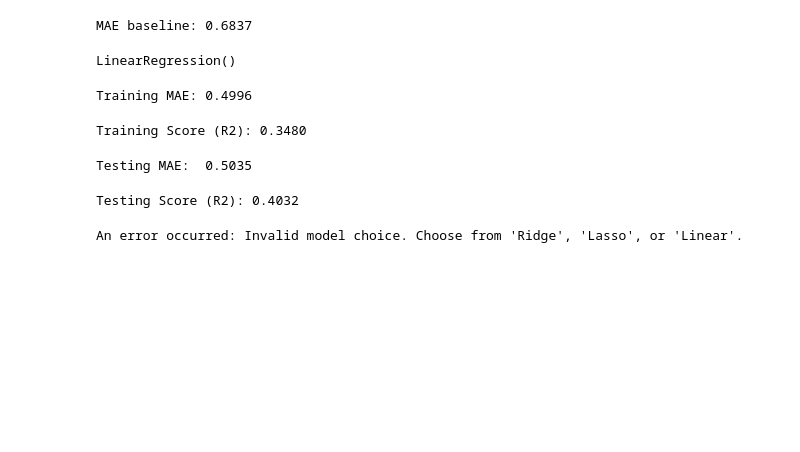
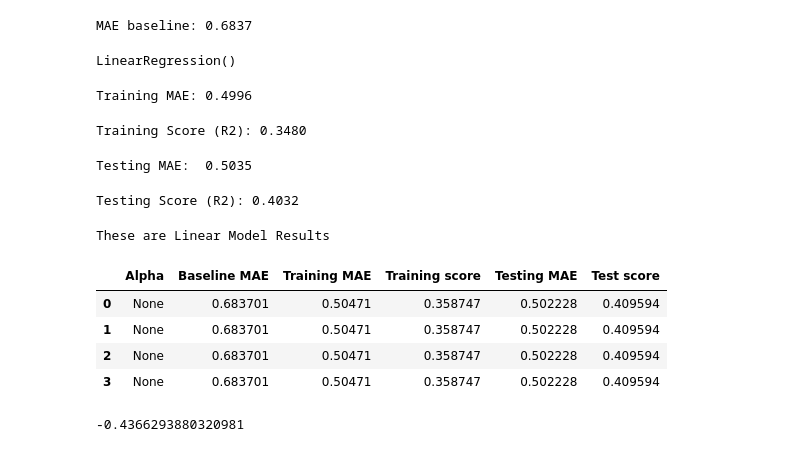
Before and after one commit to pabrokim/wine-quality-regression, a Jupyter notebook: red_wine.ipynb, the cells around one changed output. Saved outputs shown, nothing was run; the diff lists cells and outputs as text; code cells hidden in the pictures; blank space fills up the shorter version.

```diff
--- a/red_wine.ipynb
+++ b/red_wine.ipynb
@@ -207,7 +207,12 @@ def train_model(model_choice):
 
         print("An error occurred:", e)
 # %%
-train_results = train_model('linear1')
+train_results = train_model('linear')
 train_results
 # %% [output]
-An error occurred: Invalid model choice. Choose from 'Ridge', 'Lasso', or 'Linear'.
+These are Linear Model Results
+|  | Alpha | Baseline MAE | Training MAE | Training score | Testing MAE | Test score |
+| 0 | None | 0.683701 | 0.50471 | 0.358747 | 0.502228 | 0.409594 |
+| 1 | None | 0.683701 | 0.50471 | 0.358747 | 0.502228 | 0.409594 |
+| 2 | None | 0.683701 | 0.50471 | 0.358747 | 0.502228 | 0.409594 |
+| 3 | None | 0.683701 | 0.50471 | 0.358747 | 0.502228 | 0.409594 |
@@ -226,3 +228,7 @@ def cross_val():
     MSE_negative = scores.mean()
 
     return MSE_negative
+
+cross_val()
+# %% [output]
+-0.4366293880320981
```
Also changed, not shown: parts of 1 cell of this notebook.
